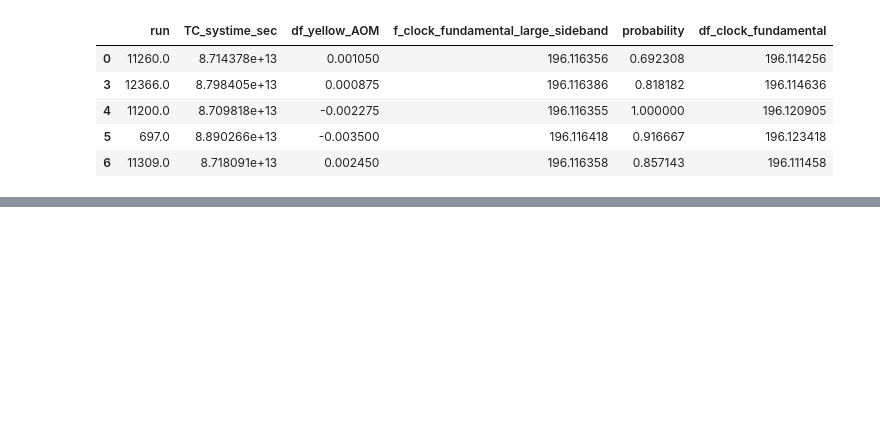
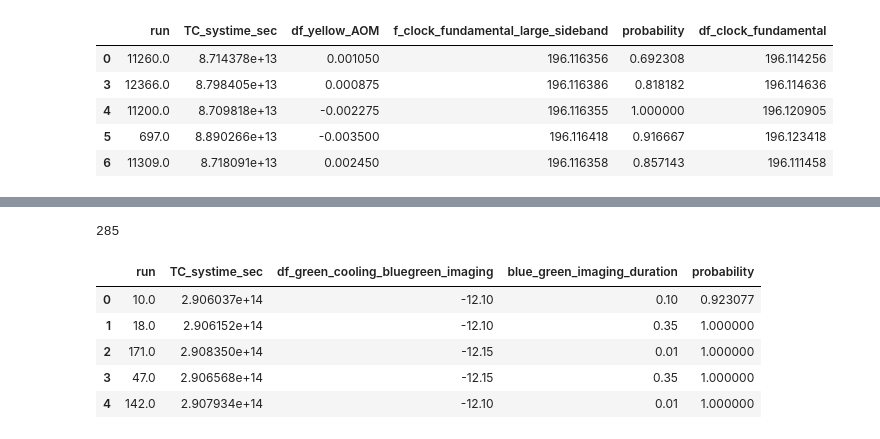
Before and after one commit to rydyb/pydatatom, a Jupyter notebook: notebooks/3 Measurement.ipynb, the cells around one changed output, grey strips where cells are left out. Cells and saved outputs as stored; diff of their text form; code cells hidden in the pictures; blank space fills up the shorter version.

```diff
--- a/notebooks/3 Measurement.ipynb
+++ b/notebooks/3 Measurement.ipynb
@@ -69,0 +101,24 @@ measurement.plot()
+# %%
+raw_dataset_lft = GzipPickleDataset("/tmp/data/2025-07-25_AR")
+len(raw_dataset_lft)
+# %% [output]
+285
+# %%
+prob_pipeline_lft = Pipeline(steps=[
+    TransformStep(PickKey("image")),
+    ImageMeanStep(),
+    AtomCropStep(atom_num=16),
+    AtomCountStep(),
+    AtomStatsStep(),
+])
+prob_pipeline_lft.fit(raw_dataset_lft)
+# %%
+lft_df = dataframe_from(raw_dataset_lft, prob_pipeline_lft)
+lft_df.head()
+# %% [output]
+|  | run | TC_systime_sec | df_green_cooling_bluegreen_imaging | blue_green_imaging_duration | probability |
+| 0 | 10.0 | 2.906037e+14 | -12.10 | 0.10 | 0.923077 |
+| 1 | 18.0 | 2.906152e+14 | -12.10 | 0.35 | 1.000000 |
+| 2 | 171.0 | 2.908350e+14 | -12.15 | 0.01 | 1.000000 |
+| 3 | 47.0 | 2.906568e+14 | -12.15 | 0.35 | 1.000000 |
+| 4 | 142.0 | 2.907934e+14 | -12.10 | 0.01 | 1.000000 |
```
Also changed, not shown: parts of 16 cells of this notebook.
